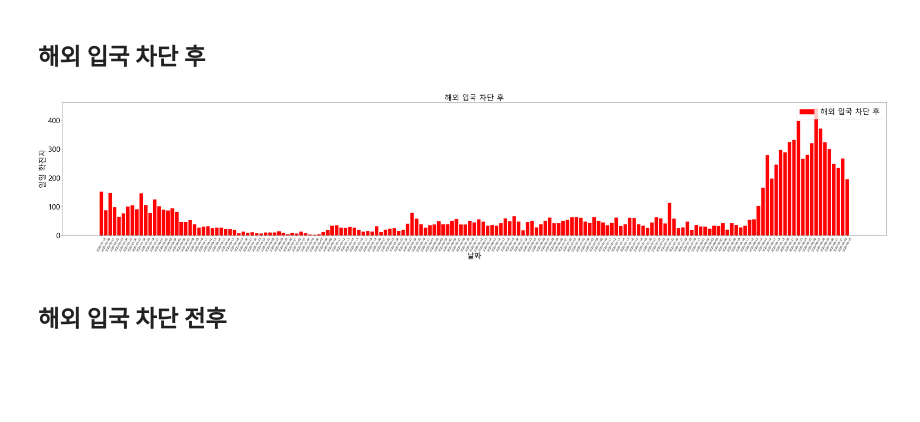
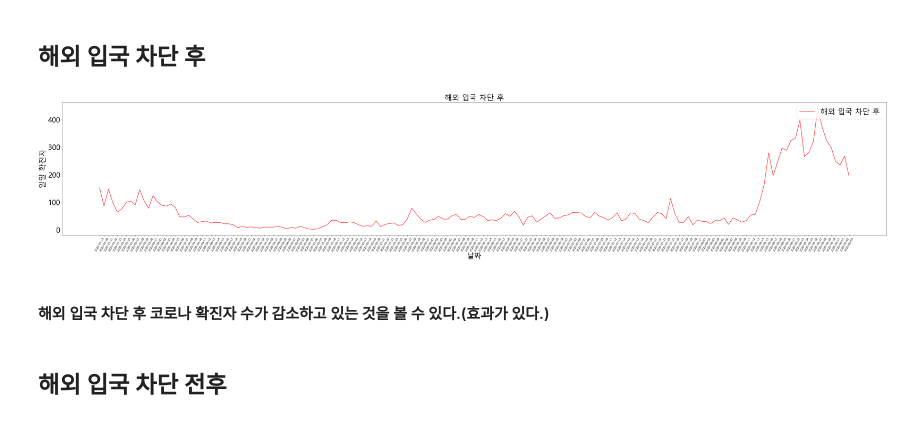
Before and after one commit to xdfc1745/corona_dataAnalysis, a Jupyter notebook: policy_until_0904/covid19_policy_immigration.ipynb, the cells around one changed output. Cells and saved outputs as stored; diff of their text form; code cells hidden in the pictures; blank space fills up the shorter version.

```diff
--- a/policy_until_0904/covid19_policy_immigration.ipynb
+++ b/policy_until_0904/covid19_policy_immigration.ipynb
@@ -167,16 +173,18 @@ df1_all_right = df1_sum[(df1_sum['date'] >= '2020-07-01')]
 df1_all = pd.concat([df1_all_left, df1_all_right])
 # %%
 plt.figure(figsize=(60, 10))
-plt.bar(df1_all['date'], df1_all['confirmed_day'],label='해외 입국 차단 후', color='red')
+plt.plot(df1_all['date'], df1_all['confirmed_day'],label='해외 입국 차단 후', color='red')
 plt.xlabel('날짜', fontsize=30)
 plt.ylabel('일일 확진자', fontsize=30)
 plt.xticks(fontsize=12, rotation=60)
 plt.yticks(fontsize=30)
 plt.title('해외 입국 차단 후', fontsize=30)
 plt.legend(loc='upper right', fontsize=30)
 plt.show()
 # %% [output]
-[figure, old version]
+[figure, new version]
+# %% [markdown]
+#### 해외 입국 차단 후 코로나 확진자 수가 감소하고 있는 것을 볼 수 있다.(효과가 있다.)
 # %% [markdown]
 ## 해외 입국 차단 전후
 # %%
```
Also changed, not shown: parts of 9 cells of this notebook, 7 other files.
